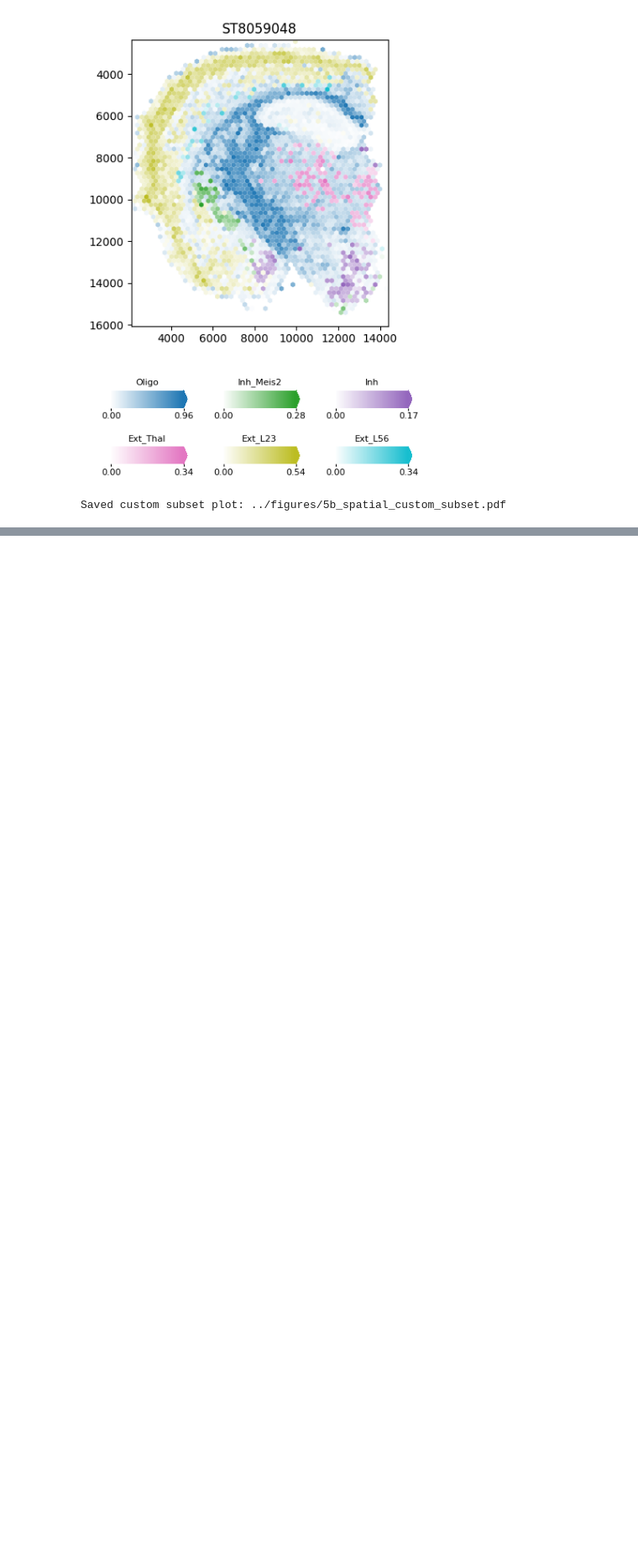
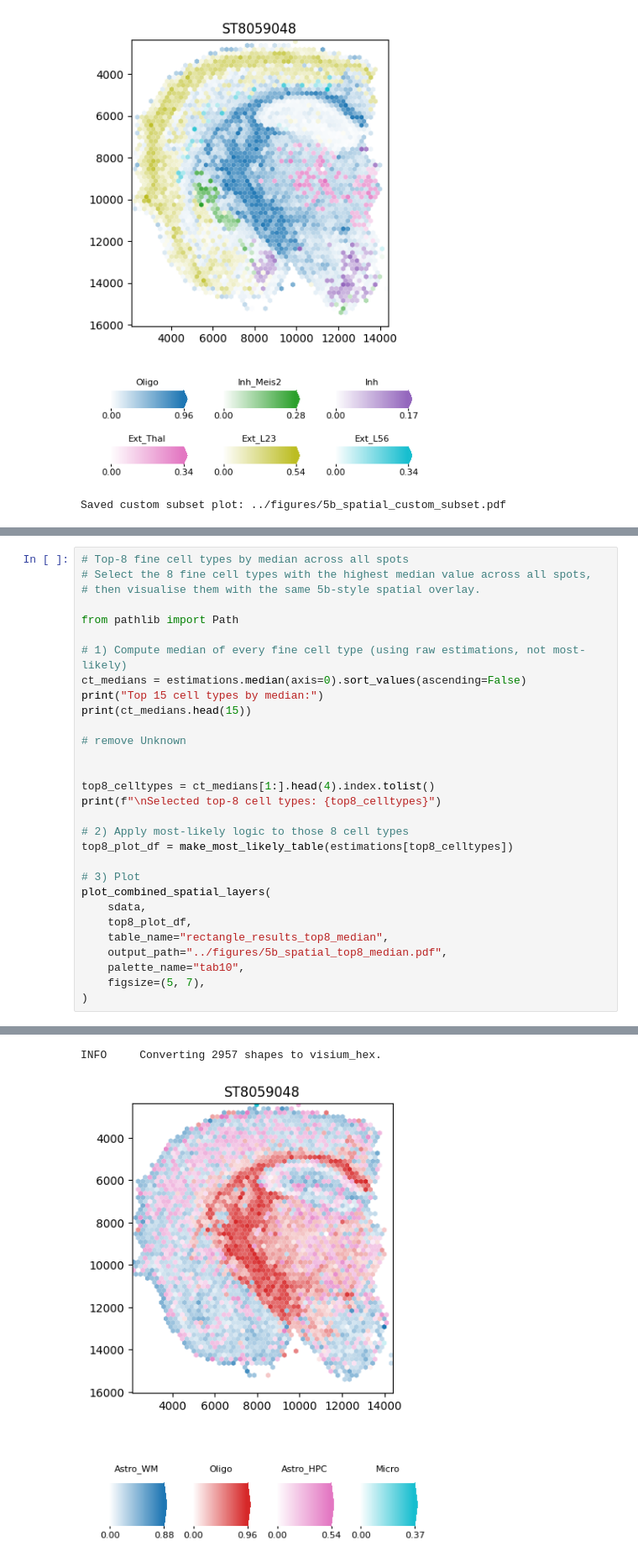
Before and after one commit to ComputationalBiomedicineGroup/rectangle_paper, a Jupyter notebook: notebooks/spatial_visualisation.ipynb, the cells around one changed output, grey strips where cells are left out. Shown at 84% size. Cells and saved outputs as stored; diff of their text form; blank space fills up the shorter version.

```diff
--- a/notebooks/spatial_visualisation.ipynb
+++ b/notebooks/spatial_visualisation.ipynb
@@ -1090,0 +1330,31 @@ Saved custom subset plot: ../figures/5b_spatial_custom_subset.pdf
+# %%
+# Top-8 fine cell types by median across all spots
+# Select the 8 fine cell types with the highest median value across all spots,
+# then visualise them with the same 5b-style spatial overlay.
+
+from pathlib import Path
+
+# 1) Compute median of every fine cell type (using raw estimations, not most-likely)
+ct_medians = estimations.median(axis=0).sort_values(ascending=False)
+print("Top 15 cell types by median:")
+print(ct_medians.head(15))
+
+# remove Unknown
+
+
+top8_celltypes = ct_medians[1:].head(4).index.tolist()
+print(f"\nSelected top-8 cell types: {top8_celltypes}")
+
+# 2) Apply most-likely logic to those 8 cell types
+top8_plot_df = make_most_likely_table(estimations[top8_celltypes])
+
+# 3) Plot
+plot_combined_spatial_layers(
+    sdata,
+    top8_plot_df,
+    table_name="rectangle_results_top8_median",
+    output_path="../figures/5b_spatial_top8_median.pdf",
+    palette_name="tab10",
+    figsize=(5, 7),
+)
+# %% [output]
@@ -1090,0 +1384,2 @@ Saved custom subset plot: ../figures/5b_spatial_custom_subset.pdf
+INFO     Converting 2957 shapes to visium_hex.
+[figure, added]
```
Also changed, not shown: parts of 3 cells of this notebook, 2 other files.
